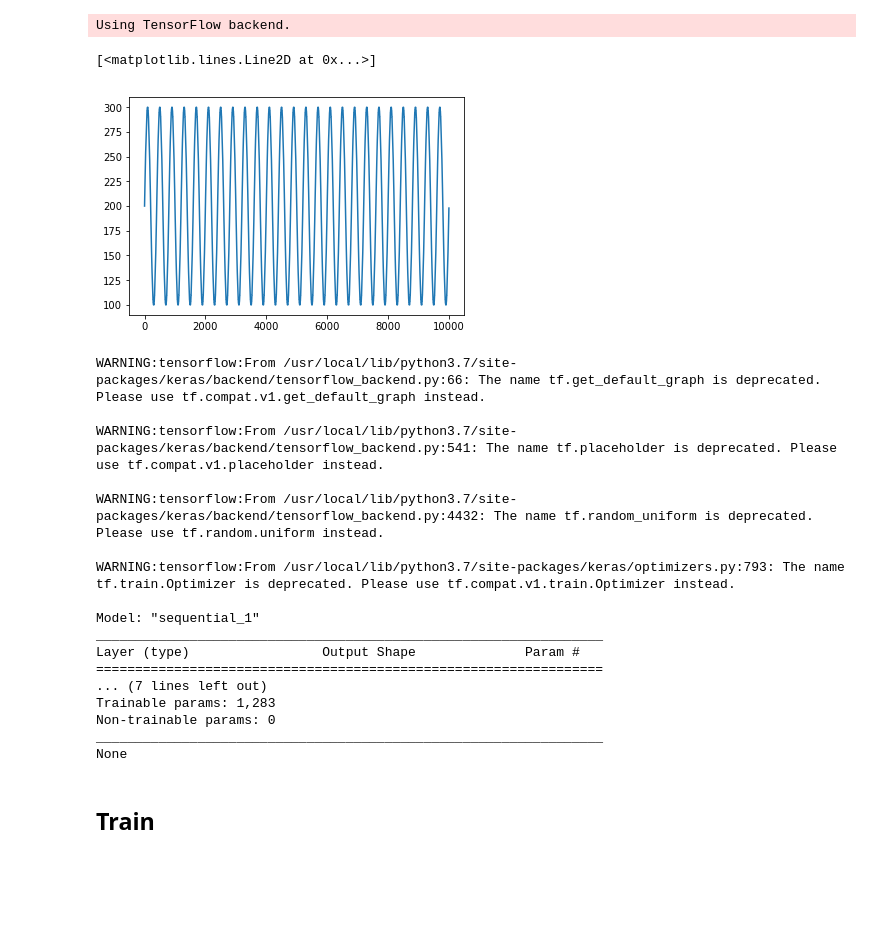
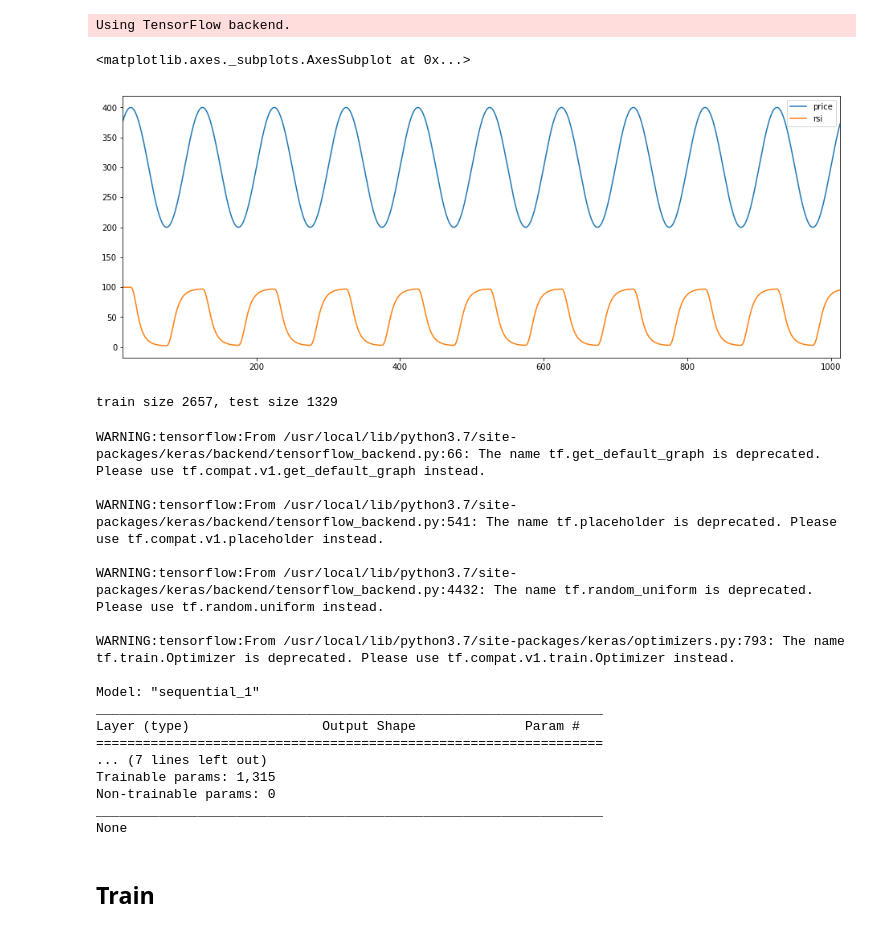
Before and after one commit to FutureSharks/ml-finance, a Jupyter notebook: examples/1-deep-q-learning-simulated/deep-q-learning-agent-simulated-prices.ipynb, the cells around one changed output. Saved outputs shown, nothing was run; the diff lists cells and outputs as text; code cells hidden in the pictures; blank space fills up the shorter version.

```diff
--- a/examples/1-deep-q-learning-simulated/deep-q-learning-agent-simulated-prices.ipynb
+++ b/examples/1-deep-q-learning-simulated/deep-q-learning-agent-simulated-prices.ipynb
@@ -16,17 +20,32 @@ from utils import get_scaler
 Using TensorFlow backend.
 # %%
 # Generate data like a sine wave data
-Fs = 2000
+Fs = 500
 f = 5
-x = np.arange(10000)
+x = np.arange(4000)
 data = np.sin(2 * np.pi * f * x / Fs)
-data = data.reshape(1,10000) + 2
-data = np.around(data * 100)
-train_data = data[:, :6666]
-test_data = data[:, 3334:]
-# %%
-plt.plot(data.tolist()[0])
-# %% [output]
-[<matplotlib.lines.Line2D at 0x...>]
-[figure, removed]
+# %%
+price_data = pd.DataFrame(data, columns=['price'])
+price_data['price'] = (price_data['price'] * 100) + 300
+
+# Add column for RSI to use as a feature for learning
+price_data['rsi'] = rsi(price_data['price'])
+environment_columns = ['rsi', 'price']
+
+# Drop NA columns and reset index
+price_data.dropna(inplace=True)
+# %%
+price_data[['price', 'rsi']].iloc[:1000].plot(figsize=(16,6))
+# %% [output]
+<matplotlib.axes._subplots.AxesSubplot at 0x...>
+[figure, added]
+# %%
+train_size = round(len(price_data)/3*2)
+train_data = price_data[:train_size].copy()
+train_data.reset_index(drop=False, inplace=True)
+test_data = price_data[train_size:].copy()
+test_data.reset_index(drop=False, inplace=True)
+print('train size {0}, test size {1}'.format(len(train_data), len(test_data)))
+# %% [output]
+train size 2657, test size 1329
 # %%
@@ -36,9 +54,12 @@ initial_invest=20000
 # %%
-env = TradingEnv(train_data, initial_invest)
+env = SimpleTradingEnvironment(
+    price_data=train_data,
+    environment_columns=environment_columns
+)
 state_size = env.observation_space.shape
 action_size = env.action_space.n
+scaler = get_scaler(env)
 agent = DQNAgent(state_size, action_size)
-scaler = get_scaler(env)
 train_results = pd.DataFrame()
 # %% [output]
 WARNING:tensorflow:From /usr/local/lib/python3.7/site-packages/keras/backend/tensorflow_backend.py:66: The name tf.get_default_graph is deprecated. Please use tf.compat.v1.get_default_graph instead.
@@ -54,7 +75,7 @@ _________________________________________________________________
 Layer (type)                 Output Shape              Param #
 =================================================================
 ... (7 lines left out)
-Trainable params: 1,283
+Trainable params: 1,315
 Non-trainable params: 0
 _________________________________________________________________
 None
```
Also changed, not shown: parts of 10 cells of this notebook, 21 other files.
